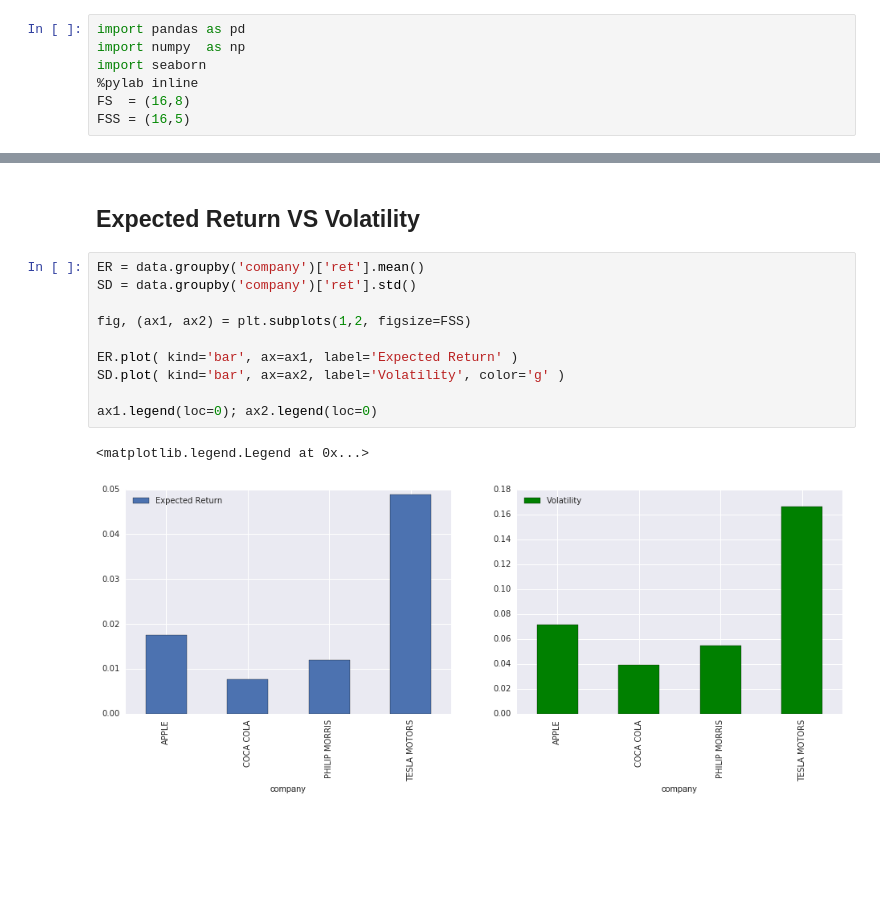
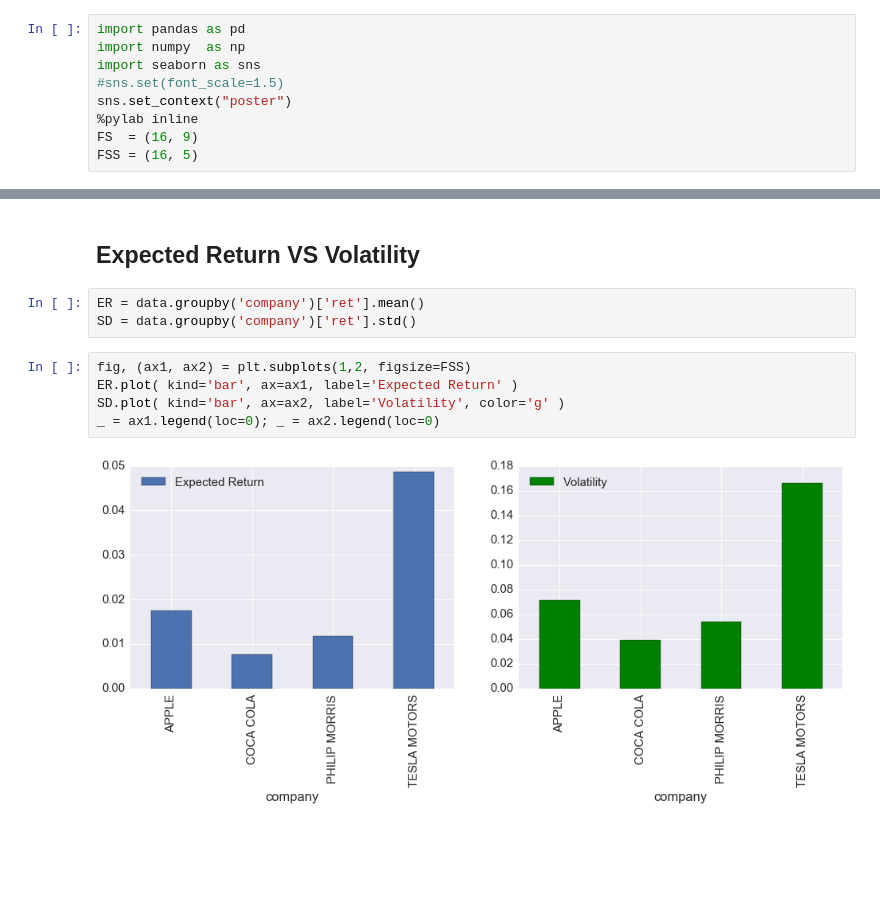
Before and after one commit to AndreaBarbon/Statistical-methods, a Jupyter notebook: Statistical Methods.ipynb, the cells around one changed output, grey strips where cells are left out. Saved outputs shown, nothing was run; the diff lists cells and outputs as text.

```diff
--- a/Statistical Methods.ipynb
+++ b/Statistical Methods.ipynb
@@ -1,10 +1,12 @@
 # %%
 import pandas as pd
 import numpy  as np
-import seaborn
+import seaborn as sns
+#sns.set(font_scale=1.5)
+sns.set_context("poster")
 %pylab inline
-FS  = (16,8)
-FSS = (16,5)
+FS  = (16, 9)
+FSS = (16, 5)
 # %% [output]
 Populating the interactive namespace from numpy and matplotlib
 # %% [markdown]
@@ -107,19 +168,16 @@ plot_cumulative([CocaCola, Tesla], ['Coca-Cola', 'Tesla'])
 <br/><br/><br/>
 # %% [markdown]
 ## Expected Return VS Volatility
+# %%
+ER = data.groupby('company')['ret'].mean()
+SD = data.groupby('company')['ret'].std()
 # %%
-ER = data.groupby('company')['ret'].mean()
-SD = data.groupby('company')['ret'].std()
-
 fig, (ax1, ax2) = plt.subplots(1,2, figsize=FSS)
-
 ER.plot( kind='bar', ax=ax1, label='Expected Return' )
 SD.plot( kind='bar', ax=ax2, label='Volatility', color='g' )
-
-ax1.legend(loc=0); ax2.legend(loc=0)
+_ = ax1.legend(loc=0); _ = ax2.legend(loc=0)
 # %% [output]
-<matplotlib.legend.Legend at 0x...>
-[figure, old version]
+[figure, new version]
 # %% [markdown]
 <br/><br/><br/>
 # %% [markdown]
```
Also changed, not shown: parts of 24 cells of this notebook.
